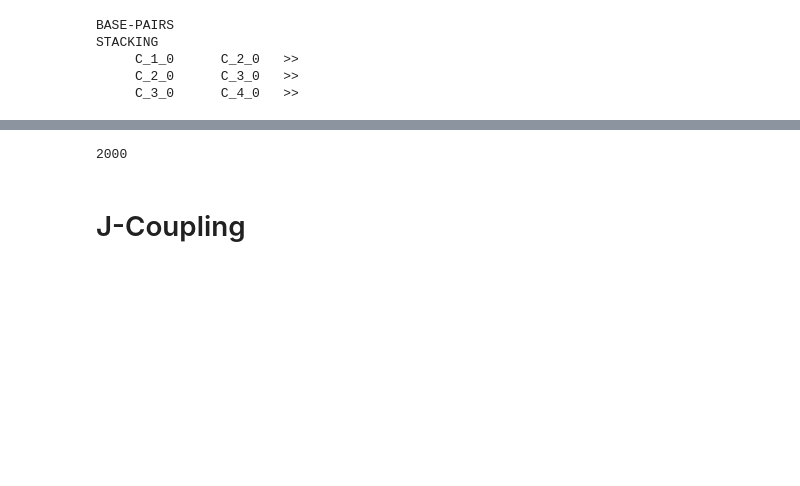
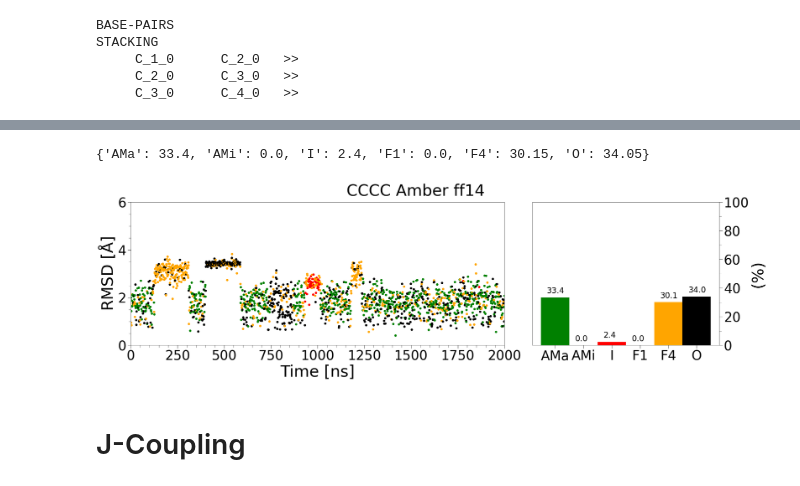
Before and after one commit to choderalab/rna-espaloma, a Jupyter notebook: experiment/scripts/analysis/vanilla/tetramer-analysis.ipynb, the cells around one changed output, grey strips where cells are left out. Cells and saved outputs as stored; diff of their text form; code cells hidden in the pictures; blank space fills up the shorter version.

```diff
--- a/experiment/scripts/analysis/vanilla/tetramer-analysis.ipynb
+++ b/experiment/scripts/analysis/vanilla/tetramer-analysis.ipynb
@@ -673,0 +761,3 @@ STACKING
+# %%
+for frame_idx in range(len(stackings)):
+    print(pairings[frame_idx])
@@ -756,9 +911,0 @@ bb_angles.shape
-# %%
-# move from -pi,pi to 0-2pi range
-a = np.copy(angles)
-a[np.where(a<0.0)] += 2.*np.pi
-
-# from radians to deg
-a *= 180.0/np.pi
-# %% [output]
-2000
@@ -765,2 +932,70 @@ a *= 180.0/np.pi
+# %%
+# category bar plot
+from collections import Counter
+
+d = Counter(myclass)
+mydata = {
+    "AMa": 100*d["AMa"]/len(myclass), \
+    "AMi": 100*d["AMi"]/len(myclass), \
+    "I":   100*d["I"]/len(myclass), \
+    "F1":  100*d["F1"]/len(myclass), \
+    "F4":  100*d["F4"]/len(myclass), \
+    "O":   100*d["O"]/len(myclass)
+}
+
+mycolor = ["green", "blue", "red", "magenta", "orange", "black"]
+# %%
+mydata
+# %% [output]
+{'AMa': 33.4, 'AMi': 0.0, 'I': 2.4, 'F1': 0.0, 'F4': 30.15, 'O': 34.05}
+# %%
+# define
+fig, (ax1, ax2) = plt.subplots(1,2, figsize=(32, 8), gridspec_kw={'width_ratios': [2, 1]})
+
+# title
+fig.suptitle(PLOT_TITLE)
+
+# xy-axis (1)
+ax1.set_xlabel(r'Time [ns]')
+ax1.xaxis.set_minor_locator(AutoMinorLocator())
+ax1.set_xlim([0, len(x)])
+ax1.set_ylabel(r'RMSD [${\rm \AA}$]')
+ax1.yaxis.set_minor_locator(AutoMinorLocator())
+ax1.set_ylim([0, 6])
+
+# xy-axis (2)
+#ax2.set_xlabel(r'')
+#ax2.xaxis.set_minor_locator(AutoMinorLocator())
+#ax2.set_xlim([0, len(x)])
+ax2.set_ylabel('(%)')
+ax2.yaxis.set_label_position("right")
+#ax2.yaxis.set_minor_locator(AutoMinorLocator())
+ax2.yaxis.set_minor_locator(MultipleLocator(10))
+ax2.yaxis.set_ticks_position("right")
+ax2.set_ylim([0, 100])
+
+i = 0
+for k, v in mydata.items():
+    ax2.text(x=i-0.3, y=v+3, s=f'{v:.1f}', size=24)
+    i += 1
+
+
+# plot
+ax1.scatter(x, rmsd, color=color)
+ax2.bar(mydata.keys(), mydata.values(), width=1.0, color=mycolor)
+
+
+#plt.subplots_adjust(left=0.1,
+#                    bottom=0.1,
+#                    right=0.9,
+#                    top=0.9,
+#                    wspace=0.4,
+#                    hspace=0.4)
+#plt.tight_layout()
+plt.subplots_adjust(hspace=0.1, wspace=0.1)
+#plt.show()
+plt.savefig("rmsd_conformation_population.png")
+# %% [output]
+[figure, added]
 # %% [markdown]
 # J-Coupling
```
Also changed, not shown: parts of 26 cells of this notebook.
